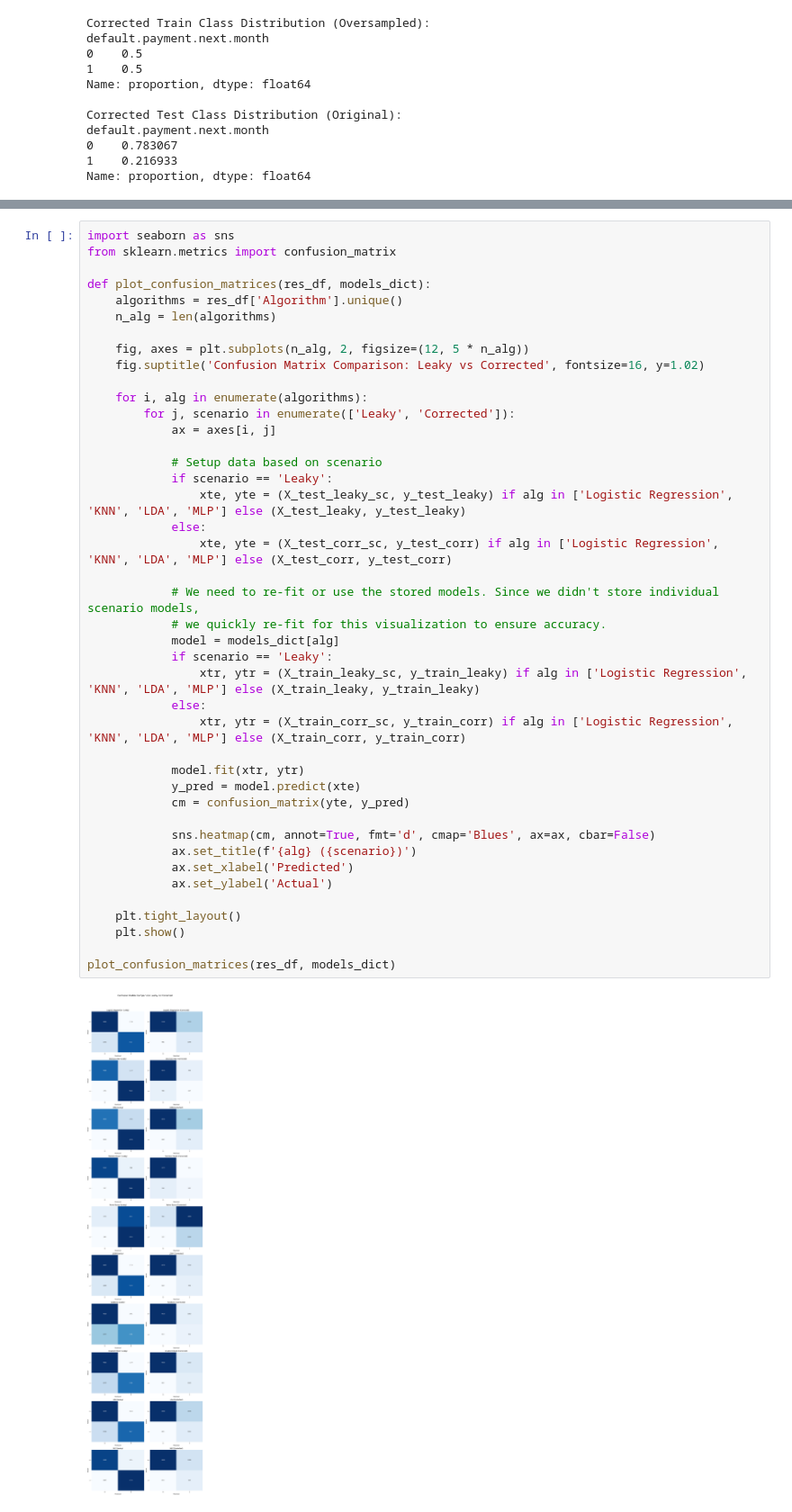
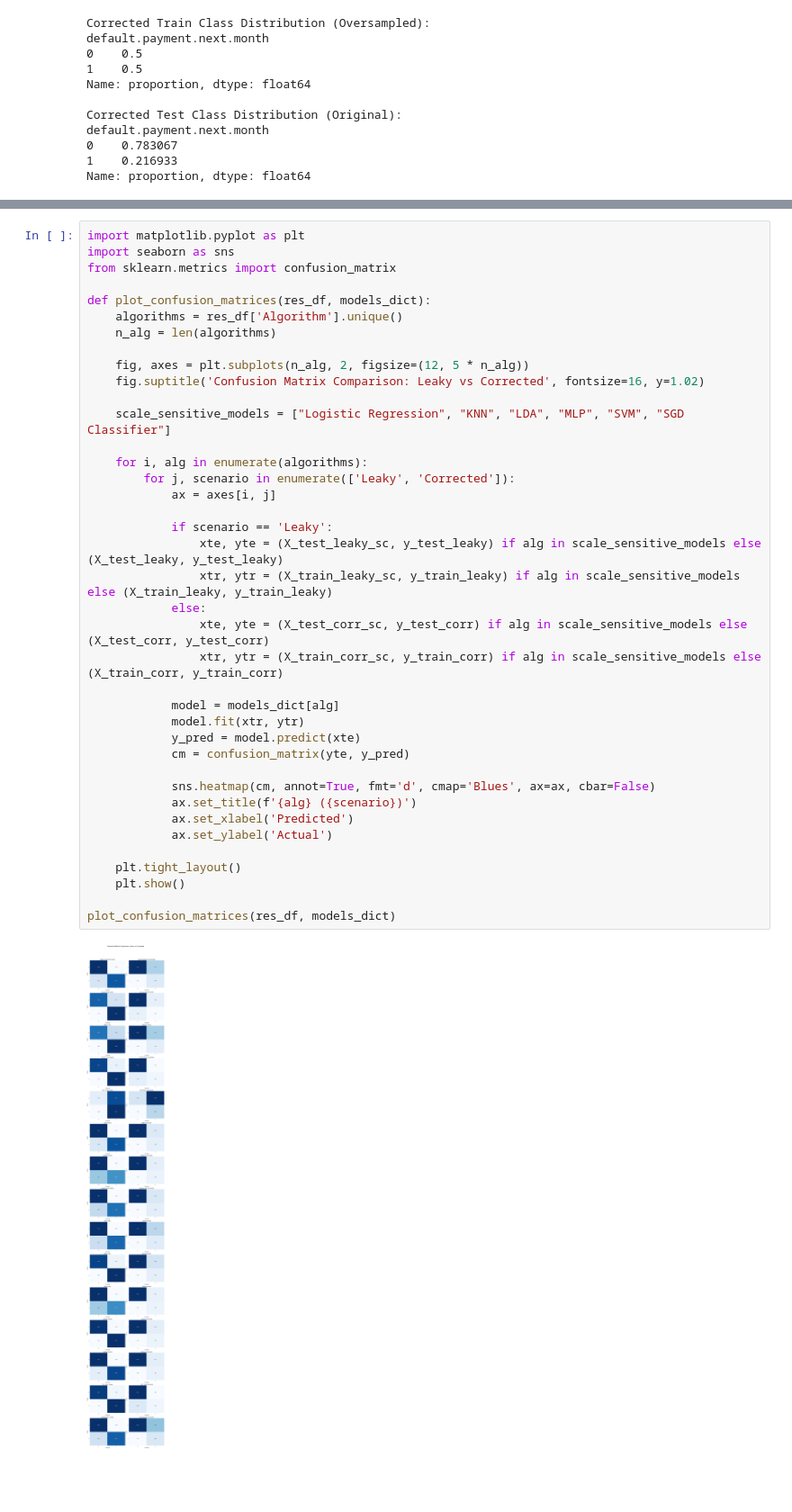
Before and after one commit to Tashya924/ML-research-on-credit-risk-analysis, a Jupyter notebook: ml_credit_report_intern.ipynb, the cells around one changed output, grey strips where cells are left out. Shown at 90% size. Cells and saved outputs as stored; diff of their text form; blank space fills up the shorter version.

```diff
--- a/ml_credit_report_intern.ipynb
+++ b/ml_credit_report_intern.ipynb
@@ -337,44 +390,41 @@ Most affected model: Decision Tree (Inflation: 0.4892)
 # %%
+import matplotlib.pyplot as plt
 import seaborn as sns
 from sklearn.metrics import confusion_matrix
 
 def plot_confusion_matrices(res_df, models_dict):
     algorithms = res_df['Algorithm'].unique()
     n_alg = len(algorithms)
 
     fig, axes = plt.subplots(n_alg, 2, figsize=(12, 5 * n_alg))
     fig.suptitle('Confusion Matrix Comparison: Leaky vs Corrected', fontsize=16, y=1.02)
 
+    scale_sensitive_models = ["Logistic Regression", "KNN", "LDA", "MLP", "SVM", "SGD Classifier"]
+
     for i, alg in enumerate(algorithms):
         for j, scenario in enumerate(['Leaky', 'Corrected']):
             ax = axes[i, j]
 
-            # Setup data based on scenario
             if scenario == 'Leaky':
-                xte, yte = (X_test_leaky_sc, y_test_leaky) if alg in ['Logistic Regression', 'KNN', 'LDA', 'MLP'] else (X_test_leaky, y_test_leaky)
+                xte, yte = (X_test_leaky_sc, y_test_leaky) if alg in scale_sensitive_models else (X_test_leaky, y_test_leaky)
+                xtr, ytr = (X_train_leaky_sc, y_train_leaky) if alg in scale_sensitive_models else (X_train_leaky, y_train_leaky)
             else:
-                xte, yte = (X_test_corr_sc, y_test_corr) if alg in ['Logistic Regression', 'KNN', 'LDA', 'MLP'] else (X_test_corr, y_test_corr)
+                xte, yte = (X_test_corr_sc, y_test_corr) if alg in scale_sensitive_models else (X_test_corr, y_test_corr)
+                xtr, ytr = (X_train_corr_sc, y_train_corr) if alg in scale_sensitive_models else (X_train_corr, y_train_corr)
 
-            # We need to re-fit or use the stored models. Since we didn't store individual scenario models,
-            # we quickly re-fit for this visualization to ensure accuracy.
             model = models_dict[alg]
-            if scenario == 'Leaky':
-                xtr, ytr = (X_train_leaky_sc, y_train_leaky) if alg in ['Logistic Regression', 'KNN', 'LDA', 'MLP'] else (X_train_leaky, y_train_leaky)
-            else:
-                xtr, ytr = (X_train_corr_sc, y_train_corr) if alg in ['Logistic Regression', 'KNN', 'LDA', 'MLP'] else (X_train_corr, y_train_corr)
-
             model.fit(xtr, ytr)
             y_pred = model.predict(xte)
             cm = confusion_matrix(yte, y_pred)
 
             sns.heatmap(cm, annot=True, fmt='d', cmap='Blues', ax=ax, cbar=False)
             ax.set_title(f'{alg} ({scenario})')
             ax.set_xlabel('Predicted')
             ax.set_ylabel('Actual')
 
     plt.tight_layout()
     plt.show()
 
 plot_confusion_matrices(res_df, models_dict)
 # %% [output]
-[figure, old version]
+[figure, new version]
```
Also changed, not shown: parts of 3 cells of this notebook.
